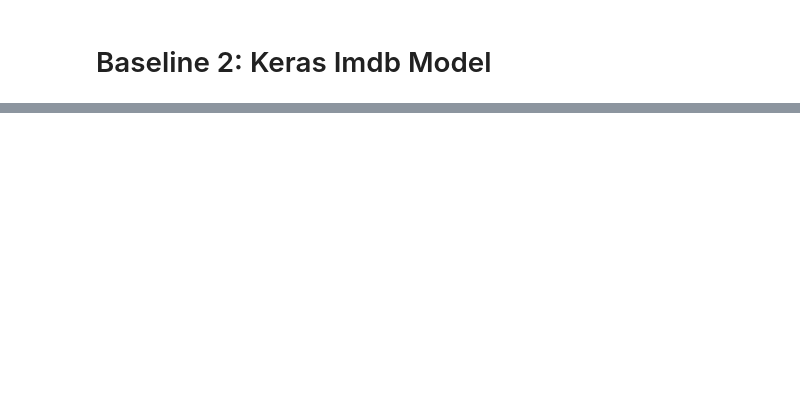
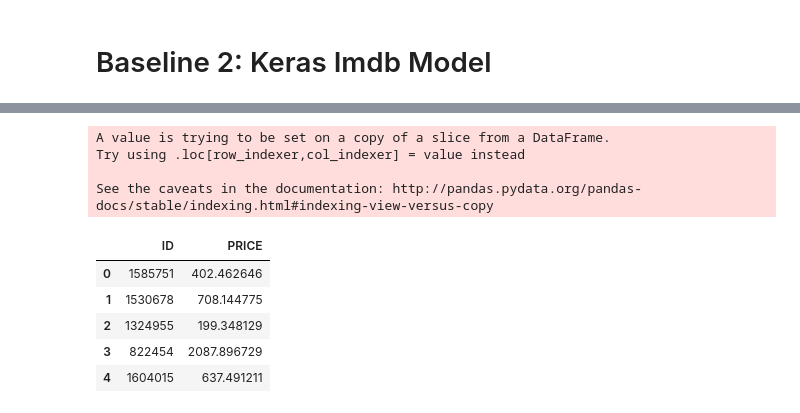
Before and after one commit to faizanahemad/ML_hackathon_2019, a Jupyter notebook: Model.ipynb, the cells around one changed output, grey strips where cells are left out. Cells and saved outputs as stored; diff of their text form; code cells hidden in the pictures; blank space fills up the shorter version.

Commit message:
adding new model with pretrained embeddings

```diff
--- a/Model.ipynb
+++ b/Model.ipynb
@@ -216,0 +248,11 @@ KeyboardInterrupt:
+# %%
+start = time()
+print("Preprocessing start.",(time()-start))
+df_train = preprocess_for_word_cnn(df_train,jobs=20)
+print("Preprocessing done.",(time()-start))
+gl_le_train,gl_le_transform, le = get_text_le("text")
+_ = gl_le_train(df_train)
+print("LE training done.",(time()-start))
+df_train['text_encoded'] = gl_le_transform(df_train)
+print("LE transform done",(time()-start))
+df_train.head()
@@ -217,29 +262,31 @@ KeyboardInterrupt:
+# %%
+start = time()
+print("Preprocessing start.",(time()-start))
+df_test = preprocess_for_word_cnn(df_test,jobs=20)
+print("LE training done.",(time()-start))
+df_test['text_encoded'] = gl_le_transform(df_test)
+print("LE transform done",(time()-start))
+df_test.head()
 # %% [markdown]
 # Baseline 2: Keras Imdb Model
 # %%
-'''
-#This example demonstrates the use of Convolution1D for text classification.
-Gets to 0.89 test accuracy after 2 epochs. </br>
-90s/epoch on Intel i5 2.4Ghz CPU. </br>
-10s/epoch on Tesla K40 GPU.
-'''
 from __future__ import print_function
 
 
 # set parameters:
-max_features = 5000
-maxlen = 500
+max_features = 50000
+maxlen = 100
 batch_size = 256
 embedding_dims = 50
 filters = 250
 kernel_size = 3
 hidden_dims = 250
-epochs = 2
+epochs = 5
 
 print('Loading data...')
 
 X,y = df_train['text_encoded'].values,df_train['PRICE'].values
-(x_train, y_train), (x_test, y_test) = X_train, X_test, y_train, y_test = train_test_split(X, y, test_size=0.2, random_state=42)
+x_train, x_test, y_train, y_test = train_test_split(X, y, test_size=0.2, random_state=42)
 print(len(x_train), 'train sequences')
 print(len(x_test), 'test sequences')
 
@@ -279,7 +326,7 @@ model.add(Dense(1))
 
 model.compile(loss='mean_squared_error',
               optimizer='adam',
-              metrics=['mae'])
+              metrics=['mae','mse'])
 model.count_params()
 
 model.fit(x_train, y_train,
@@ -288,0 +347,22 @@ model.fit(x_train, y_train,
+# %%
+X_test = df_test['text_encoded'].values
+X_test = sequence.pad_sequences(X_test, maxlen=maxlen)
+y_preds = model.predict(X_test)
+
+df_results = df_test[['ID']]
+df_results['PRICE'] = y_preds
+# %% [output]
+A value is trying to be set on a copy of a slice from a DataFrame.
+Try using .loc[row_indexer,col_indexer] = value instead
+
+See the caveats in the documentation: http://pandas.pydata.org/pandas-docs/stable/indexing.html#indexing-view-versus-copy
+# %%
+df_results.head()
+df_results.to_csv("baseline-2.csv",index=False)
+# %% [output]
+|  | ID | PRICE |
+| 0 | 1585751 | 402.462646 |
+| 1 | 1530678 | 708.144775 |
+| 2 | 1324955 | 199.348129 |
+| 3 | 822454 | 2087.896729 |
+| 4 | 1604015 | 637.491211 |
```
Also changed, not shown: parts of 28 cells of this notebook, 1 other file.
